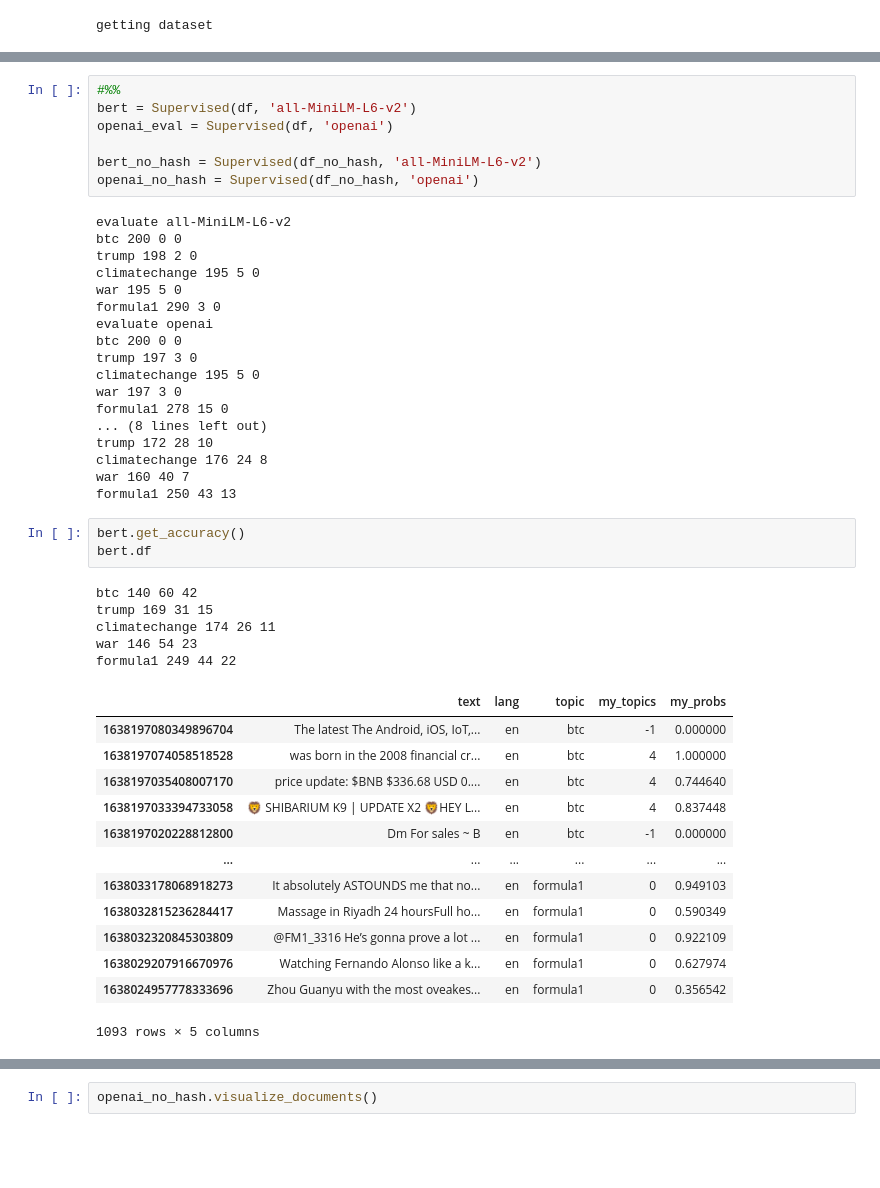
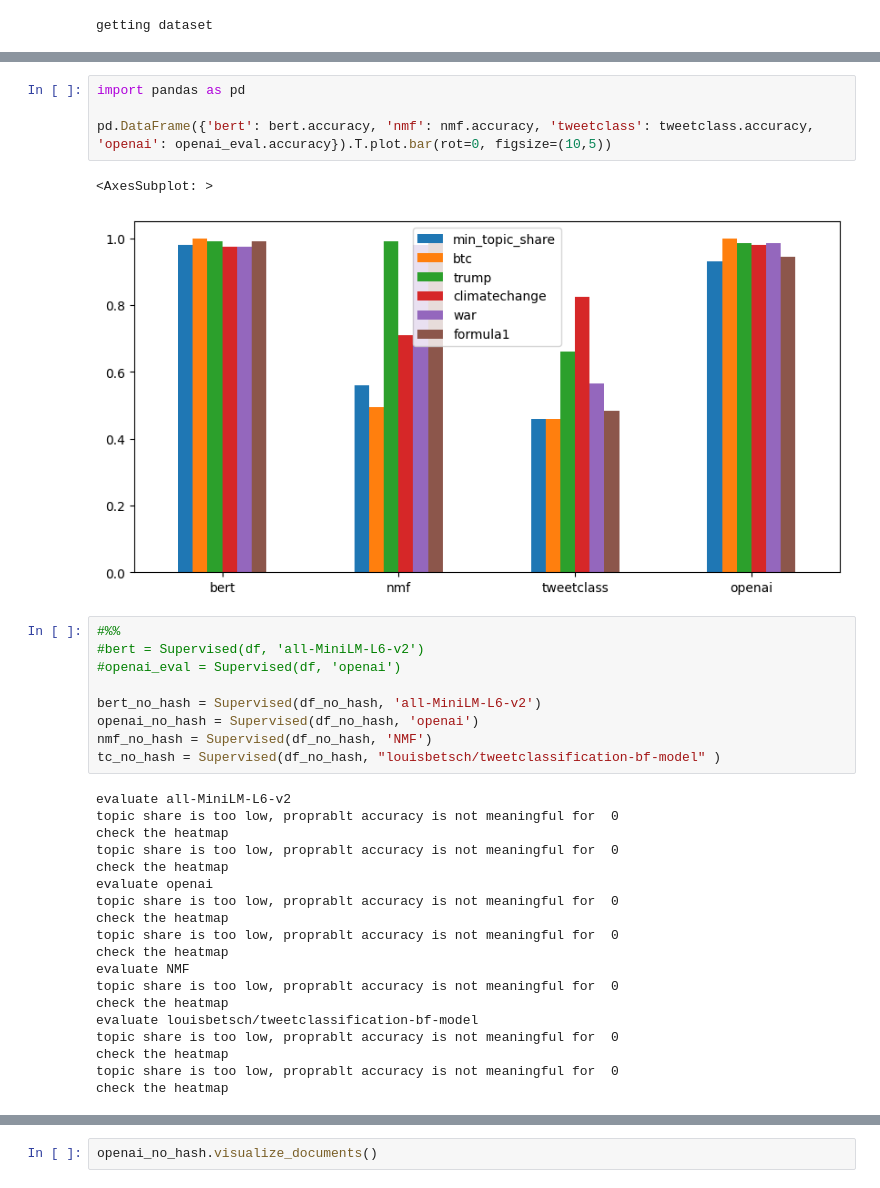
Before and after one commit to alessiogandelli/BERTopic_evaluation, a Jupyter notebook: src/notebooks/Supervised.ipynb, the cells around one changed output, grey strips where cells are left out. Drawn from its saved outputs; the diff is of its cells as text; blank space fills up the shorter version.

```diff
--- a/src/notebooks/Supervised.ipynb
+++ b/src/notebooks/Supervised.ipynb
@@ -20,47 +45,35 @@ getting dataset
+# %%
+import pandas as pd
+
+pd.DataFrame({'bert': bert.accuracy, 'nmf': nmf.accuracy, 'tweetclass': tweetclass.accuracy, 'openai': openai_eval.accuracy}).T.plot.bar(rot=0, figsize=(10,5))
+# %% [output]
+<AxesSubplot: >
+[figure, added]
 # %%
 #%%
-bert = Supervised(df, 'all-MiniLM-L6-v2')
-openai_eval = Supervised(df, 'openai')
+#bert = Supervised(df, 'all-MiniLM-L6-v2')
+#openai_eval = Supervised(df, 'openai')
 
 bert_no_hash = Supervised(df_no_hash, 'all-MiniLM-L6-v2')
 openai_no_hash = Supervised(df_no_hash, 'openai')
+nmf_no_hash = Supervised(df_no_hash, 'NMF')
+tc_no_hash = Supervised(df_no_hash, "louisbetsch/tweetclassification-bf-model" )
 # %% [output]
 evaluate all-MiniLM-L6-v2
-btc 200 0 0
-trump 198 2 0
-climatechange 195 5 0
-war 195 5 0
-formula1 290 3 0
+topic share is too low, proprablt accuracy is not meaningful for  0
+check the heatmap
+topic share is too low, proprablt accuracy is not meaningful for  0
+check the heatmap
 evaluate openai
-btc 200 0 0
-trump 197 3 0
-climatechange 195 5 0
-war 197 3 0
-formula1 278 15 0
-... (8 lines left out)
-trump 172 28 10
-climatechange 176 24 8
-war 160 40 7
-formula1 250 43 13
+topic share is too low, proprablt accuracy is not meaningful for  0
+check the heatmap
+topic share is too low, proprablt accuracy is not meaningful for  0
+check the heatmap
+evaluate NMF
+topic share is too low, proprablt accuracy is not meaningful for  0
+check the heatmap
+evaluate louisbetsch/tweetclassification-bf-model
+topic share is too low, proprablt accuracy is not meaningful for  0
+check the heatmap
+topic share is too low, proprablt accuracy is not meaningful for  0
+check the heatmap
-# %%
-bert.get_accuracy()
-bert.df
-# %% [output]
-btc 140 60 42
-trump 169 31 15
-climatechange 174 26 11
-war 146 54 23
-formula1 249 44 22
-|  | text | lang | topic | my_topics | my_probs |
-| 1638197080349896704 | The latest The Android, iOS, IoT,... | en | btc | -1 | 0.000000 |
-| 1638197074058518528 | was born in the 2008 financial cr... | en | btc | 4 | 1.000000 |
-| 1638197035408007170 | price update: $BNB $336.68 USD 0.... | en | btc | 4 | 0.744640 |
-| 1638197033394733058 | 🦁 SHIBARIUM K9 | UPDATE X2 🦁HEY L... | en | btc | 4 | 0.837448 |
-| 1638197020228812800 | Dm For sales ~ B | en | btc | -1 | 0.000000 |
-| ... | ... | ... | ... | ... | ... |
-| 1638033178068918273 | It absolutely ASTOUNDS me that no... | en | formula1 | 0 | 0.949103 |
-| 1638032815236284417 | Massage in Riyadh 24 hoursFull ho... | en | formula1 | 0 | 0.590349 |
-| 1638032320845303809 | @FM1_3316 He’s gonna prove a lot ... | en | formula1 | 0 | 0.922109 |
-| 1638029207916670976 | Watching Fernando Alonso like a k... | en | formula1 | 0 | 0.627974 |
-| 1638024957778333696 | Zhou Guanyu with the most oveakes... | en | formula1 | 0 | 0.356542 |
-1093 rows × 5 columns
```
Also changed, not shown: parts of 23 cells of this notebook, 1 other file.
